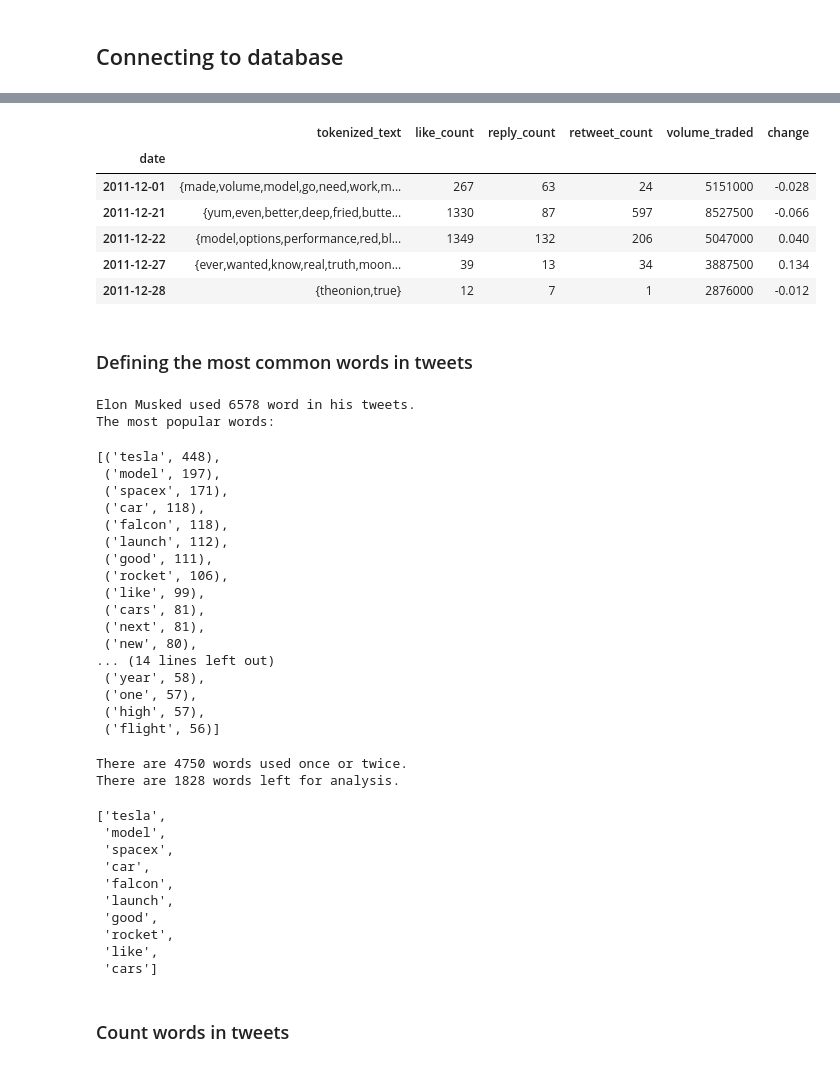
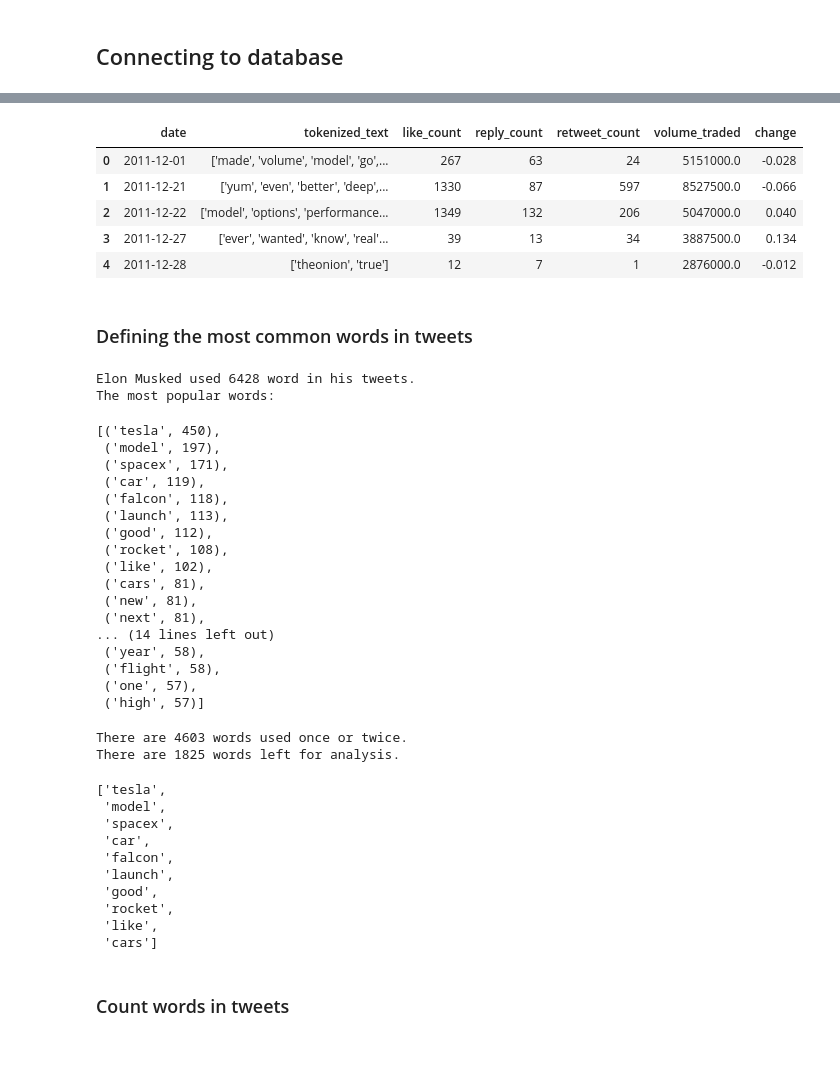
Before and after one commit to angkohtenko/twitter_vs_stocks, a Jupyter notebook: ML_model.ipynb, the cells around one changed output, grey strips where cells are left out. Cells and saved outputs as stored; diff of their text form; code cells hidden in the pictures.

```diff
--- a/ML_model.ipynb
+++ b/ML_model.ipynb
@@ -32,19 +32,18 @@ inspector.get_table_names()
 # %%
 # Create dataframe from SQL table
 twitter_vs_stocks = pd.read_sql_table(
     'twitter_vs_stocks',
     con=engine)
-twitter_vs_stocks.set_index(['date'], inplace=True)
+twitter_vs_stocks.set_index(['date'], inplace=False)
 twitter_vs_stocks.rename({'volume': 'volume_traded'}, axis=1, inplace=True)
 twitter_vs_stocks.head()
 # %% [output]
-|  | tokenized_text | like_count | reply_count | retweet_count | volume_traded | change |
-| date |  |  |  |  |  |  |
-| 2011-12-01 | {made,volume,model,go,need,work,m... | 267 | 63 | 24 | 5151000 | -0.028 |
-| 2011-12-21 | {yum,even,better,deep,fried,butte... | 1330 | 87 | 597 | 8527500 | -0.066 |
-| 2011-12-22 | {model,options,performance,red,bl... | 1349 | 132 | 206 | 5047000 | 0.040 |
-| 2011-12-27 | {ever,wanted,know,real,truth,moon... | 39 | 13 | 34 | 3887500 | 0.134 |
-| 2011-12-28 | {theonion,true} | 12 | 7 | 1 | 2876000 | -0.012 |
+|  | date | tokenized_text | like_count | reply_count | retweet_count | volume_traded | change |
+| 0 | 2011-12-01 | ['made', 'volume', 'model', 'go',... | 267 | 63 | 24 | 5151000.0 | -0.028 |
+| 1 | 2011-12-21 | ['yum', 'even', 'better', 'deep',... | 1330 | 87 | 597 | 8527500.0 | -0.066 |
+| 2 | 2011-12-22 | ['model', 'options', 'performance... | 1349 | 132 | 206 | 5047000.0 | 0.040 |
+| 3 | 2011-12-27 | ['ever', 'wanted', 'know', 'real'... | 39 | 13 | 34 | 3887500.0 | 0.134 |
+| 4 | 2011-12-28 | ['theonion', 'true'] | 12 | 7 | 1 | 2876000.0 | -0.012 |
 # %% [markdown]
 ### Defining the most common words in tweets
 # %%
@@ -63,25 +62,25 @@ print(f'Elon Musked used {len(words_in_tweets)} word in his tweets.')
 print(f'The most popular words:')
 words_in_tweets[:30]
 # %% [output]
-Elon Musked used 6578 word in his tweets.
+Elon Musked used 6428 word in his tweets.
 The most popular words:
-[('tesla', 448),
+[('tesla', 450),
  ('model', 197),
  ('spacex', 171),
- ('car', 118),
+ ('car', 119),
  ('falcon', 118),
- ('launch', 112),
- ('good', 111),
- ('rocket', 106),
- ('like', 99),
+ ('launch', 113),
+ ('good', 112),
+ ('rocket', 108),
+ ('like', 102),
  ('cars', 81),
+ ('new', 81),
  ('next', 81),
- ('new', 80),
 ... (14 lines left out)
  ('year', 58),
+ ('flight', 58),
  ('one', 57),
- ('high', 57),
- ('flight', 56)]
+ ('high', 57)]
 # %%
 # analyse only words that appear 3 or more times
 words_to_analyse = [word for word, freq in words_in_tweets if freq >= 3]
@@ -89,8 +88,8 @@ print(f'There are {len([word for word, freq in words_in_tweets if freq < 3])} wo
 print(f'There are {len(words_to_analyse)} words left for analysis.')
 words_to_analyse[:10]
 # %% [output]
-There are 4750 words used once or twice.
-There are 1828 words left for analysis.
+There are 4603 words used once or twice.
+There are 1825 words left for analysis.
 ['tesla',
  'model',
  'spacex',
```
Also changed, not shown: parts of 3 cells of this notebook, 2 other files.
